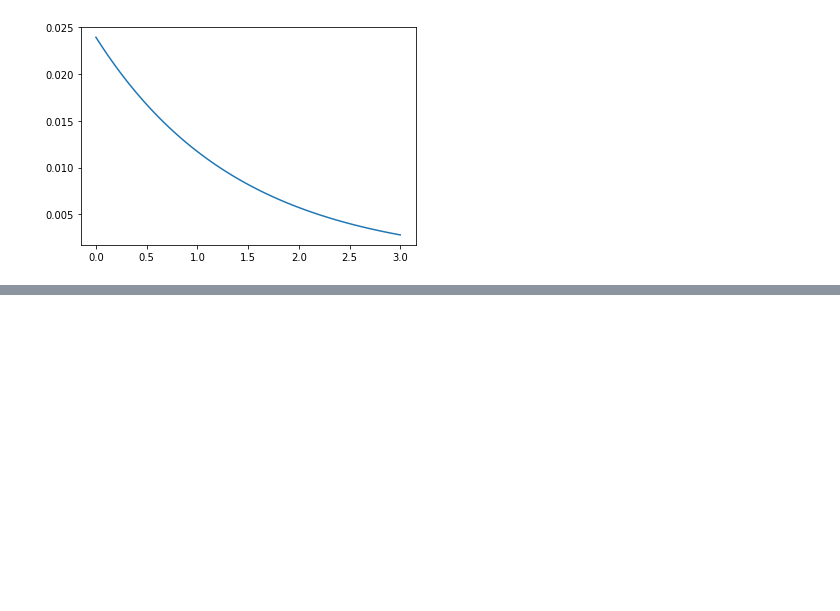
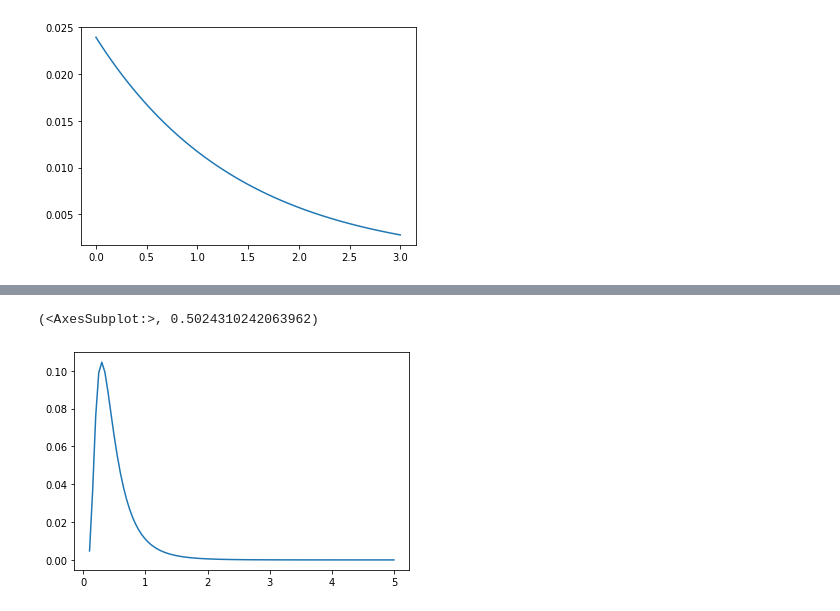
Before and after one commit to minstrel1149/think_bayes, a Jupyter notebook: Ch.08_Poisson_Processes.ipynb, the cells around one changed output, grey strips where cells are left out. Cells and saved outputs as stored; diff of their text form; code cells hidden in the pictures; blank space fills up the shorter version.

```diff
--- a/Ch.08_Poisson_Processes.ipynb
+++ b/Ch.08_Poisson_Processes.ipynb
@@ -63,0 +83,6 @@ prior.plot()
+# %%
+france = update_poisson(prior.copy(), 4)
+france.plot(), france.mean()
+# %% [output]
+(<AxesSubplot:>, 0.5024310242063962)
+[figure, added]
```
Also changed, not shown: parts of 6 cells of this notebook, 2 other files.
